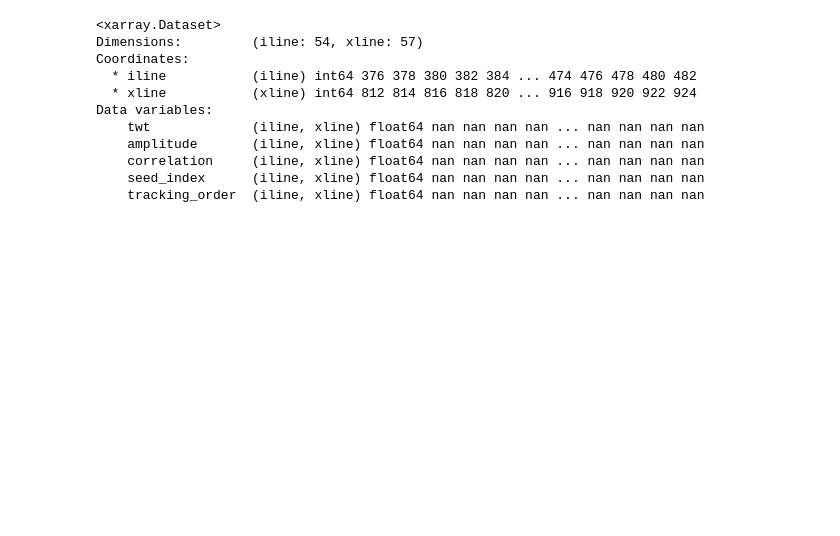
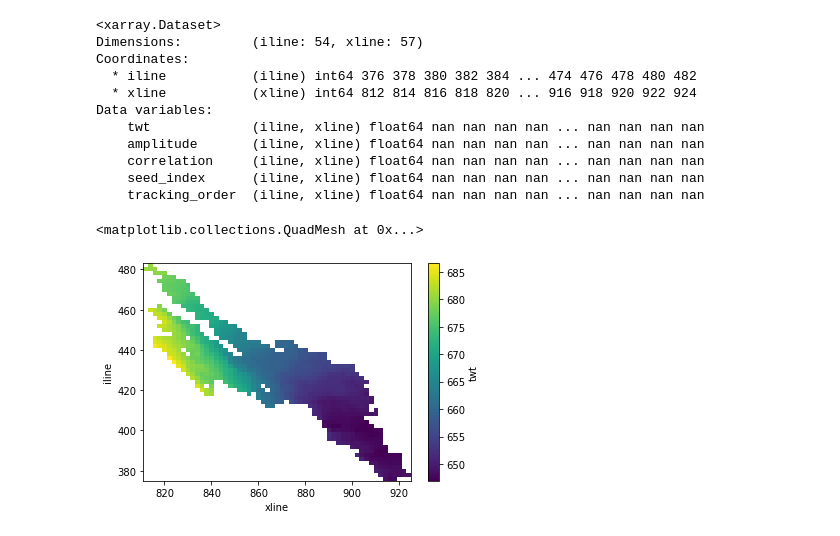
Before and after one commit to softwareunderground/gio, a Jupyter notebook: notebooks/Read_OpendTect_horizon.ipynb, the cells around one changed output. Saved outputs shown, nothing was run; the diff lists cells and outputs as text; code cells hidden in the pictures; blank space fills up the shorter version.

```diff
--- a/notebooks/Read_OpendTect_horizon.ipynb
+++ b/notebooks/Read_OpendTect_horizon.ipynb
@@ -17,3 +27,8 @@ Data variables:
     correlation     (iline, xline) float64 nan nan nan nan ... nan nan nan nan
     seed_index      (iline, xline) float64 nan nan nan nan ... nan nan nan nan
     tracking_order  (iline, xline) float64 nan nan nan nan ... nan nan nan nan
+# %%
+ds['twt'].plot()
+# %% [output]
+<matplotlib.collections.QuadMesh at 0x...>
+[figure, added]
```
Also changed, not shown: parts of 18 cells of this notebook, 6 other files.
